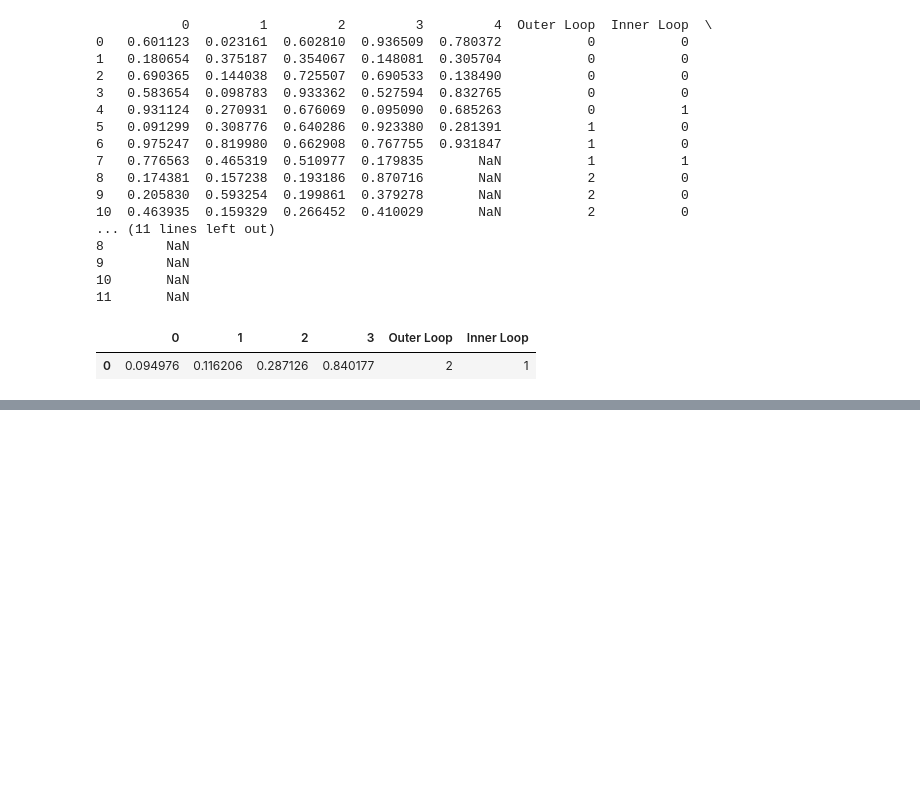
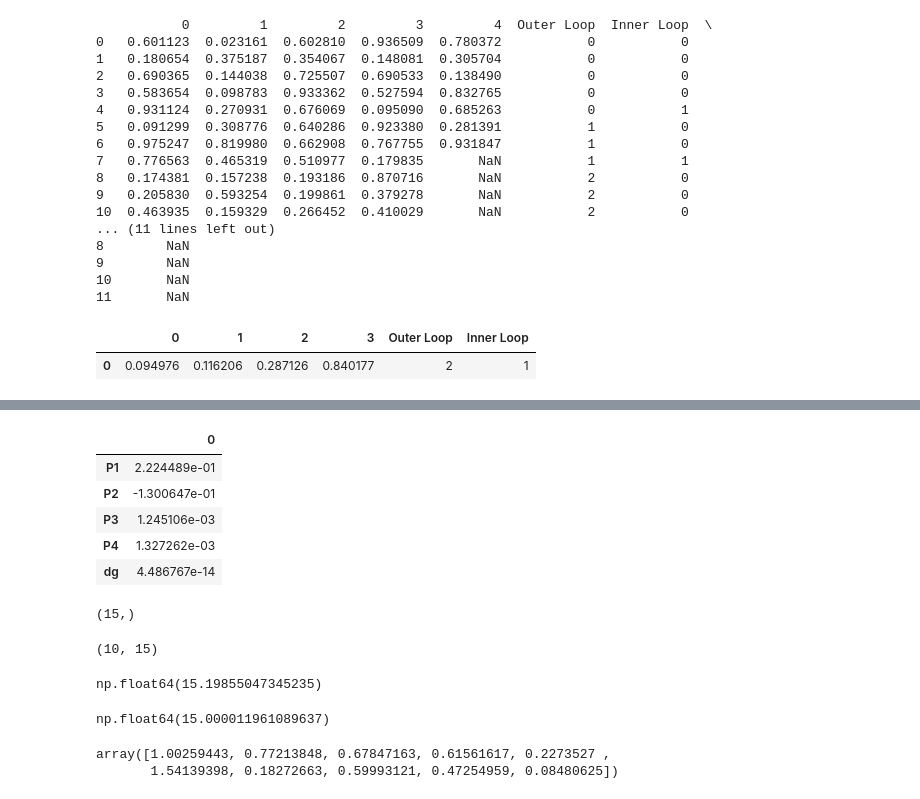
Before and after one commit to Shashankti/WOT_notebooks, a Jupyter notebook: Notebooks/Split_epsilon_trial.ipynb, the cells around one changed output, grey strips where cells are left out. Saved outputs shown, nothing was run; the diff lists cells and outputs as text; code cells hidden in the pictures; blank space fills up the shorter version.

```diff
--- a/Notebooks/Split_epsilon_trial.ipynb
+++ b/Notebooks/Split_epsilon_trial.ipynb
@@ -685,0 +715,6 @@ df
+# %%
+#G = np.ones(10)
+G=np.random.rand(10,)
+#G = G.tolist()
+# %%
+G = G*2
@@ -685,0 +725,2 @@ df
+# %%
+G = G*1.5
@@ -685,0 +735,3 @@ df
+# %%
+lambda1 = 1
+lambda2 = 50
@@ -685,0 +861,30 @@ df
+# %%
+pri_df
+# %% [output]
+|  | 0 |
+| P1 | 2.224489e-01 |
+| P2 | -1.300647e-01 |
+| P3 | 1.245106e-03 |
+| P4 | 1.327262e-03 |
+| dg | 4.486767e-14 |
+# %%
+b.shape
+# %% [output]
+(15,)
+# %%
+K.shape
+# %% [output]
+(10, 15)
+# %%
+a.sum()*1.5
+# %% [output]
+np.float64(15.19855047345235)
+# %%
+b.sum()
+# %% [output]
+np.float64(15.000011961089637)
+# %%
+pi_mat.sum(axis=1)
+# %% [output]
+array([1.00259443, 0.77213848, 0.67847163, 0.61561617, 0.2273527 ,
+       1.54139398, 0.18272663, 0.59993121, 0.47254959, 0.08480625])
```
Also changed, not shown: parts of 43 cells of this notebook, 3 other files.
